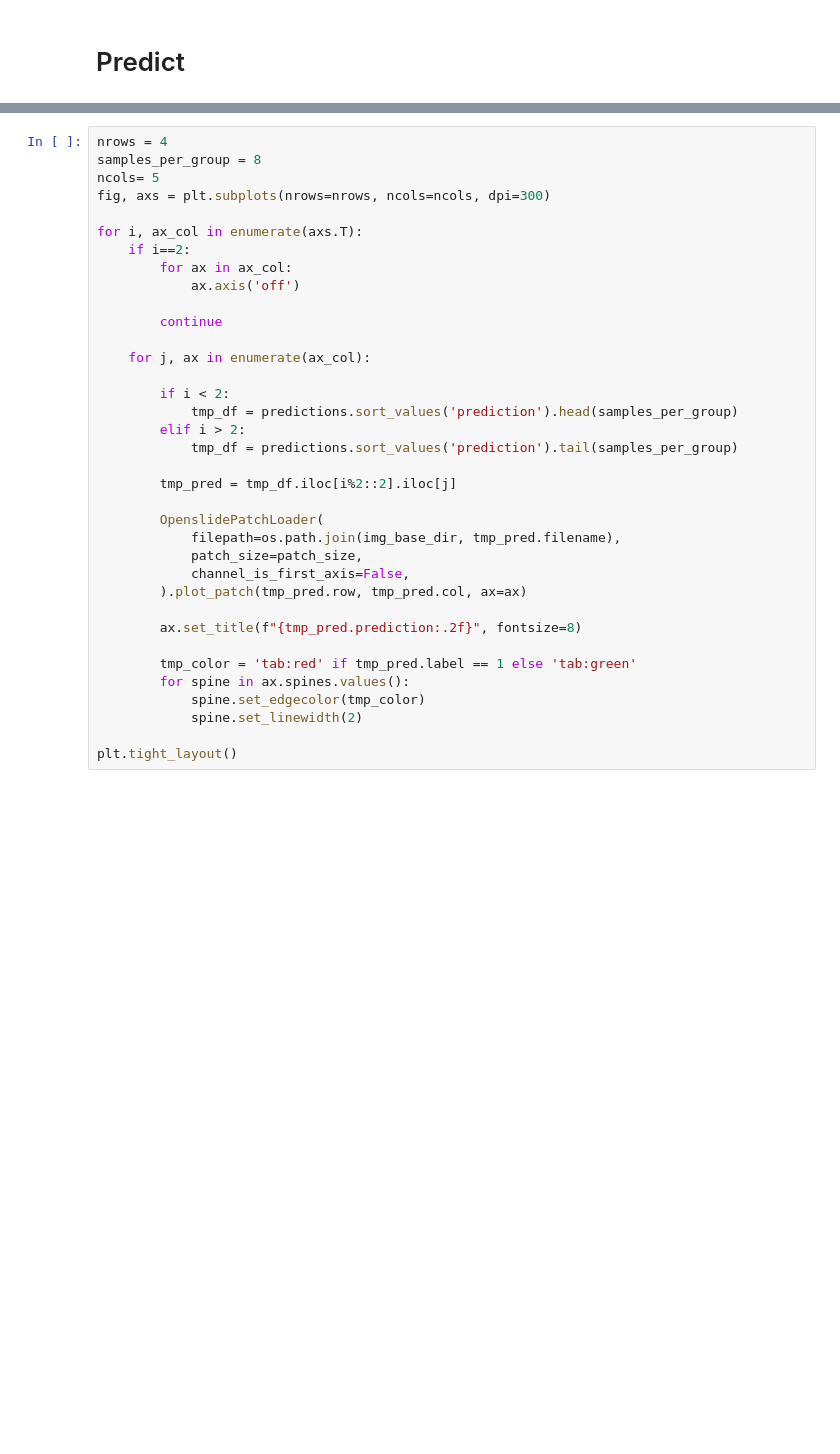
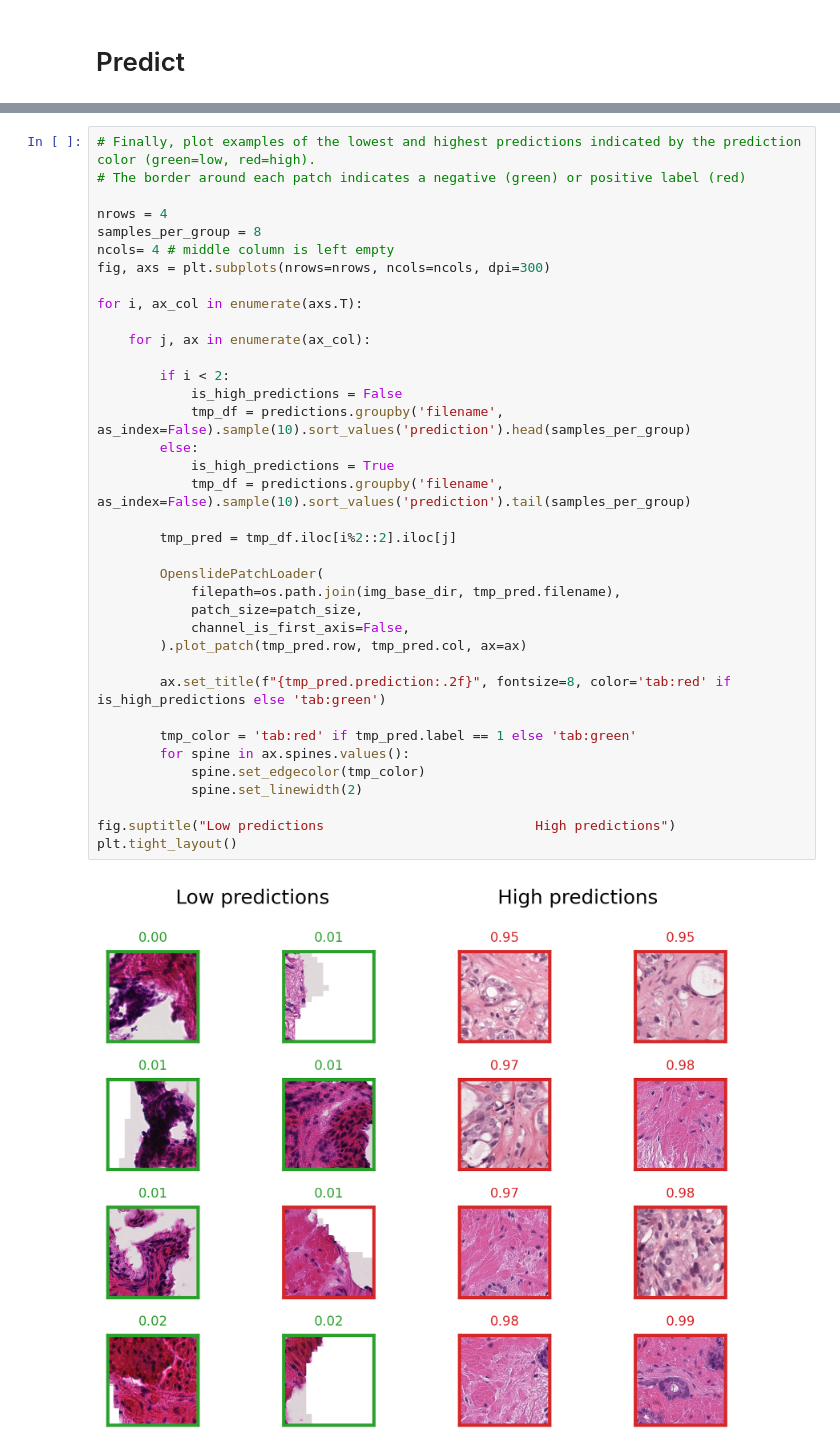
Before and after one commit to imsb-uke/pcai, a Jupyter notebook: notebook/cancer_indicator/02_training.ipynb, the cells around one changed output, grey strips where cells are left out. Cells and saved outputs as stored; diff of their text form; blank space fills up the shorter version.

```diff
--- a/notebook/cancer_indicator/02_training.ipynb
+++ b/notebook/cancer_indicator/02_training.ipynb
@@ -255,38 +316,41 @@ predictions = CancerIndicatorLitModule.get_predictions_df(
     trainer.predict(model=litmodule, datamodule=mpdm)
 )
 # %%
+# Finally, plot examples of the lowest and highest predictions indicated by the prediction color (green=low, red=high).
+# The border around each patch indicates a negative (green) or positive label (red)
+
 nrows = 4
 samples_per_group = 8
-ncols= 5
+ncols= 4 # middle column is left empty
 fig, axs = plt.subplots(nrows=nrows, ncols=ncols, dpi=300)
 
 for i, ax_col in enumerate(axs.T):
-    if i==2:
-        for ax in ax_col:
-            ax.axis('off')
-
-        continue
 
     for j, ax in enumerate(ax_col):
 
         if i < 2:
-            tmp_df = predictions.sort_values('prediction').head(samples_per_group)
-        elif i > 2:
-            tmp_df = predictions.sort_values('prediction').tail(samples_per_group)
+            is_high_predictions = False
+            tmp_df = predictions.groupby('filename', as_index=False).sample(10).sort_values('prediction').head(samples_per_group)
+        else:
+            is_high_predictions = True
+            tmp_df = predictions.groupby('filename', as_index=False).sample(10).sort_values('prediction').tail(samples_per_group)
 
         tmp_pred = tmp_df.iloc[i%2::2].iloc[j]
 
         OpenslidePatchLoader(
             filepath=os.path.join(img_base_dir, tmp_pred.filename),
             patch_size=patch_size,
             channel_is_first_axis=False,
         ).plot_patch(tmp_pred.row, tmp_pred.col, ax=ax)
 
-        ax.set_title(f"{tmp_pred.prediction:.2f}", fontsize=8)
+        ax.set_title(f"{tmp_pred.prediction:.2f}", fontsize=8, color='tab:red' if is_high_predictions else 'tab:green')
 
         tmp_color = 'tab:red' if tmp_pred.label == 1 else 'tab:green'
         for spine in ax.spines.values():
             spine.set_edgecolor(tmp_color)
             spine.set_linewidth(2)
 
+fig.suptitle("Low predictions                           High predictions")
 plt.tight_layout()
+# %% [output]
+[figure, added]
```
Also changed, not shown: parts of 22 cells of this notebook, 3 other files.
